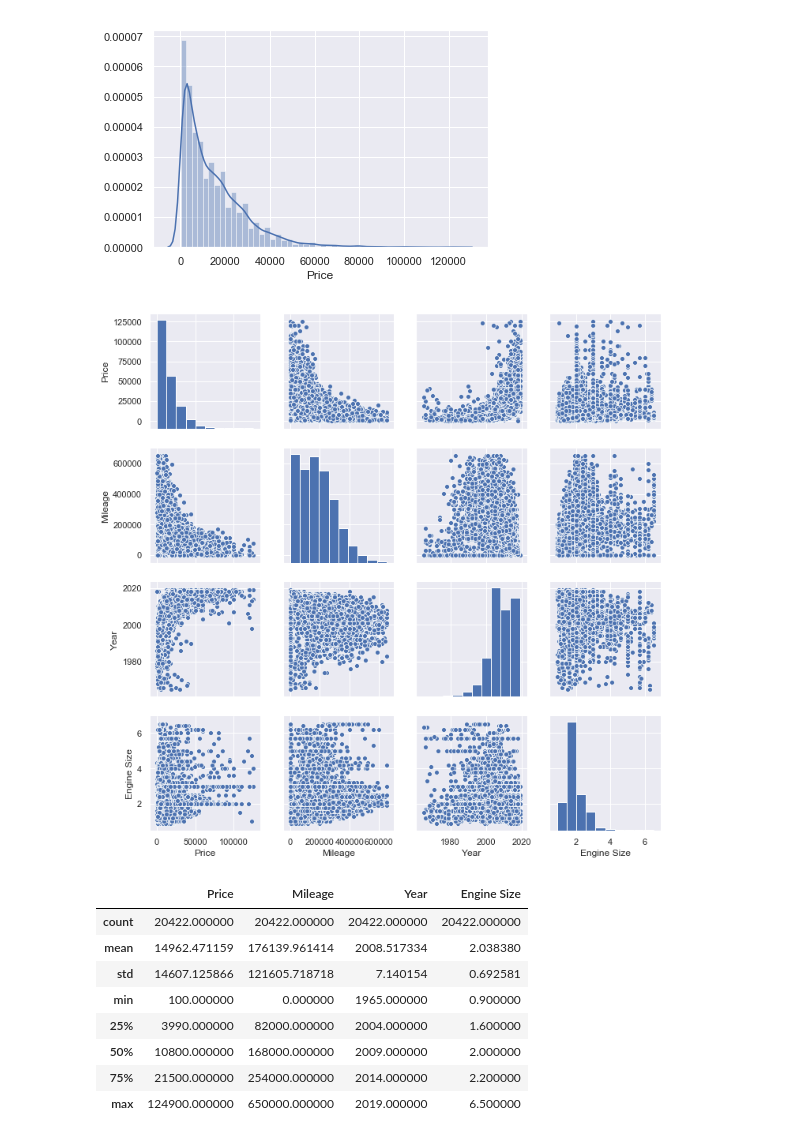
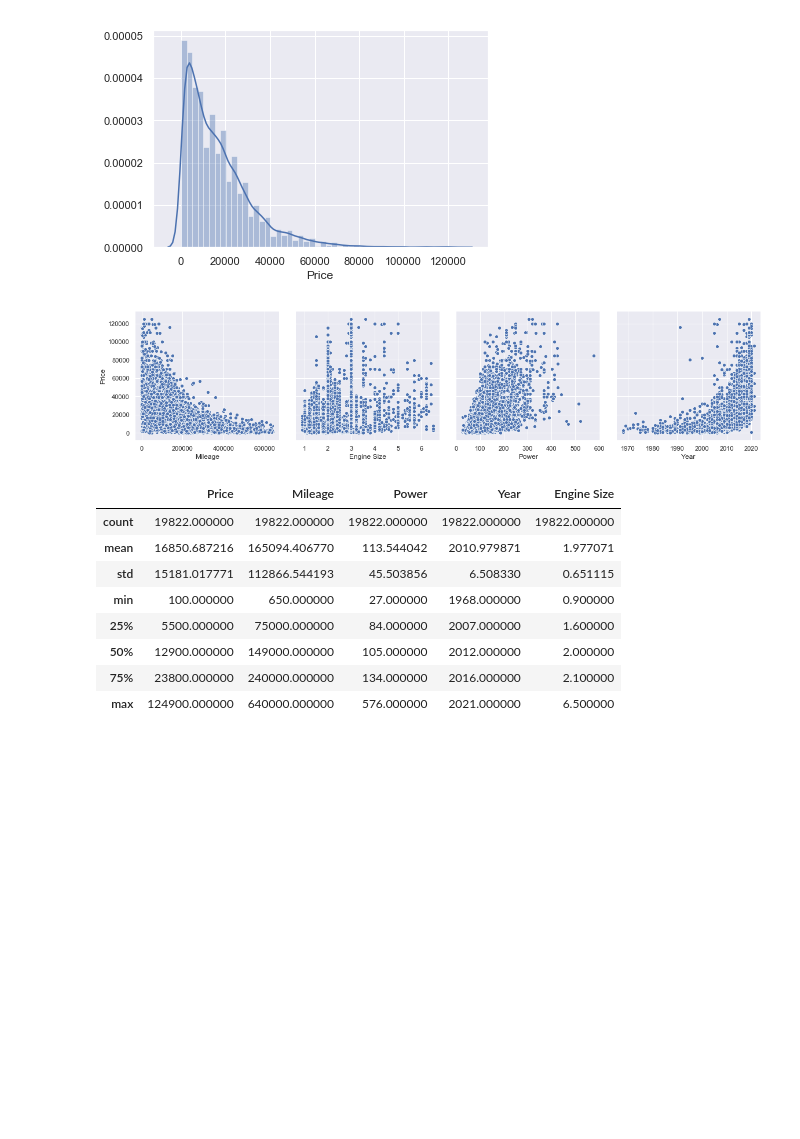
Before and after one commit to helangor/CarValuePredictionWithMachineLearning, a Jupyter notebook: Car_price_predictor.ipynb, the cells around one changed output. Saved outputs shown, nothing was run; the diff lists cells and outputs as text; code cells hidden in the pictures; blank space fills up the shorter version.

```diff
--- a/Car_price_predictor.ipynb
+++ b/Car_price_predictor.ipynb
@@ -3,11 +3,6 @@ import pandas as pd
 import matplotlib.pyplot as plt
 import seaborn as sns
 import numpy as np
-from scipy.stats import norm
-from scipy import stats
-from sklearn.preprocessing import StandardScaler
-from sklearn import datasets, linear_model
-from sklearn.model_selection import train_test_split
 from scipy import stats
 
 import warnings
@@ -15,15 +10,18 @@ warnings.filterwarnings('ignore')
 %matplotlib inline
 
 #Read the collected data
-df = pd.read_csv('Cardata_BIG.csv')
+df = pd.read_csv('Cardata_combined.csv')
 
 #Lets change names to english
-df.columns = ['Index','Car type', 'Price', 'Id', 'Yearly Check', 'Limited benefit','Model', 'Mileage','Engine','Seller','Owner amount','Updated','License plate number', 'Location','Delivery Cost','Transmission','Manufacturer','Full Benefit','Drivetrain','Year']
+df.columns = ['Index','Car type', 'Price', 'Id', 'Yearly Check', 'Limited benefit','Model', 'Mileage','Engine','Seller','Owner amount','Updated','License plate number', 'Location', 'Power','Delivery Cost','Transmission','Manufacturer','Full Benefit','Drivetrain','Year']
+
+#Drop if ID is empty
+df = df.dropna(subset=['Index'])
+
 #Lets drop some unnecessary columns
 df=df.drop(columns=['Index', 'Id', 'Yearly Check','Owner amount','Updated','License plate number','Delivery Cost','Limited benefit','Full Benefit'])
 #Lets drop the rows with NULL values
 df = df.dropna(how='any',axis=0)
-
 df.head()
 
 #Lets clean data, where Engine is Electric or only Bensiini or Diesel, without Engine Size information.
@@ -70,9 +68,13 @@ target = 'Price'
 #Lets change Price and Mileage from float to int
 df['Price']=df['Price'].astype('int')
 df['Mileage']=df['Mileage'].astype('int')
+df['Power']=df['Power'].astype('int')
+df['Year']=df['Year'].astype('int')
+
+
 
 #df.head(10)
-#df.describe()
+df.describe()
 df.dtypes
 # %% [output]
 Car type         object
@@ -110,39 +114,43 @@ We can see that these plots don't describe data too good, because there is lots
 # %%
-#Lets drop all cars that have mileage of 650 000 km or more
+#Lets drop all cars that have mileage of over 650 000 km or under 650 km
 df = df[~(df[['Mileage']] > 650000).all(axis=1)]
+df = df[~(df[['Mileage']] < 650).all(axis=1)]
 
 #Lets drop all cars that year model is older than 1965
 df = df[~(df[['Year']] < 1965).all(axis=1)]
 
 #Lets drop all cars that price is over 125000 € or under 100 €
 df = df[~(df[['Price']] > 125000).all(axis=1)]
 df = df[~(df[['Price']] < 100).all(axis=1)]
 
 #Lets drop all cars that engine size is over 6.5 or under 0.9 Litres
 df = df[~(df[['Engine Size']] > 6.5).all(axis=1)]
 df = df[~(df[['Engine Size']] < 0.9).all(axis=1)]
 
-#sns.distplot(np.log(df['Price']));
+
+df = df[~(df[['Power']] < 20).all(axis=1)]
+
+
 sns.distplot(df['Price']);
 
 #Scatterplot
 sns.set()
-sns.pairplot(df, size = 2.5)
+sns.pairplot(df,x_vars=["Mileage","Engine Size","Power","Year"],y_vars="Price",size=4)
 plt.show();
 
 df.describe()
 # %% [output]
-[figure, old version]
+[figure, new version]
-[figure, old version]
+[figure, new version]
-|  | Price | Mileage | Year | Engine Size |
-| count | 20422.000000 | 20422.000000 | 20422.000000 | 20422.000000 |
-| mean | 14962.471159 | 176139.961414 | 2008.517334 | 2.038380 |
-| std | 14607.125866 | 121605.718718 | 7.140154 | 0.692581 |
-| min | 100.000000 | 0.000000 | 1965.000000 | 0.900000 |
-| 25% | 3990.000000 | 82000.000000 | 2004.000000 | 1.600000 |
-| 50% | 10800.000000 | 168000.000000 | 2009.000000 | 2.000000 |
-| 75% | 21500.000000 | 254000.000000 | 2014.000000 | 2.200000 |
-| max | 124900.000000 | 650000.000000 | 2019.000000 | 6.500000 |
+|  | Price | Mileage | Power | Year | Engine Size |
+| count | 19822.000000 | 19822.000000 | 19822.000000 | 19822.000000 | 19822.000000 |
+| mean | 16850.687216 | 165094.406770 | 113.544042 | 2010.979871 | 1.977071 |
+| std | 15181.017771 | 112866.544193 | 45.503856 | 6.508330 | 0.651115 |
+| min | 100.000000 | 650.000000 | 27.000000 | 1968.000000 | 0.900000 |
+| 25% | 5500.000000 | 75000.000000 | 84.000000 | 2007.000000 | 1.600000 |
+| 50% | 12900.000000 | 149000.000000 | 105.000000 | 2012.000000 | 2.000000 |
+| 75% | 23800.000000 | 240000.000000 | 134.000000 | 2016.000000 | 2.100000 |
+| max | 124900.000000 | 640000.000000 | 576.000000 | 2021.000000 | 6.500000 |
 # %%
 #Lets see how many numerical and categorical features is there
 numerical_feats = df.dtypes[df.dtypes != "object"].index
```
Also changed, not shown: parts of 12 cells of this notebook.
